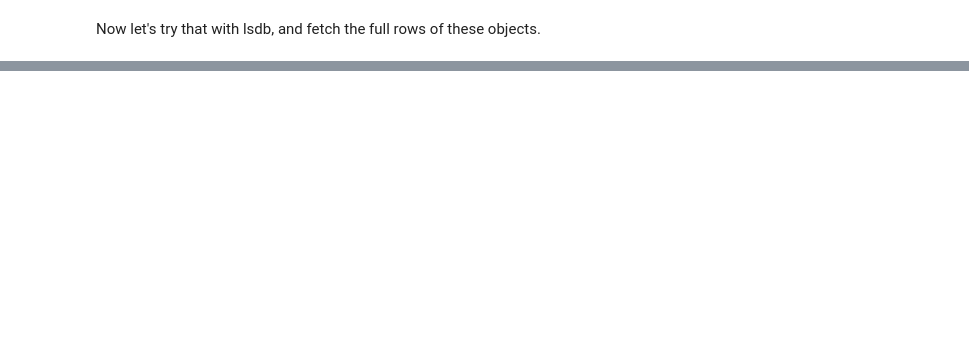
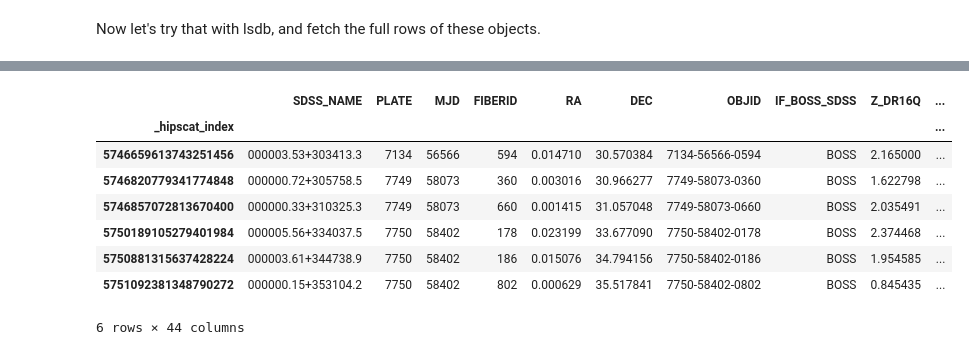
Before and after one commit to delucchi-cmu/hipscripts, a Jupyter notebook: epyc/fast_selection/Fast Selection Demo (AGN).ipynb, the cells around one changed output, grey strips where cells are left out. Drawn from its saved outputs; the diff is of its cells as text; code cells hidden in the pictures; blank space fills up the shorter version.

```diff
--- a/epyc/fast_selection/Fast Selection Demo (AGN).ipynb
+++ b/epyc/fast_selection/Fast Selection Demo (AGN).ipynb
@@ -8,5 +8,5 @@ Start by looking at the hipscat-library index catalog.
 from hipscat.catalog.index.index_catalog import IndexCatalog
 import pandas as pd
 
-catalog_index = IndexCatalog.read_from_hipscat("/data3/epyc/data3/hipscat/test_catalogs/agn_sdss_id")
+catalog_index = IndexCatalog.read_from_hipscat("/data3/epyc/data3/hipscat/test_catalogs/agn_sdss_id2")
 catalog_index
@@ -31,4 +45,4 @@ Now let's try that with lsdb, and fetch the full rows of these objects.
 %%time
 import lsdb
 
-gaia = lsdb.read_hipscat("/data3/epyc/data3/hipscat/catalogs/dr16q_constant")
+agns = lsdb.read_hipscat("/data3/epyc/data3/hipscat/catalogs/dr16q_constant")
@@ -35,4 +52,5 @@ gaia = lsdb.read_hipscat("/data3/epyc/data3/hipscat/catalogs/dr16q_constant")
 # %%
 %%time
-index_search_df = gaia.index_search(ids, catalog_index).compute()
+index_search_df = agns.index_search(ids, catalog_index).compute()
 index_search_df
+# %% [output]
@@ -38,0 +59,9 @@ index_search_df
+|  | SDSS_NAME | PLATE | MJD | FIBERID | RA | DEC | OBJID | IF_BOSS_SDSS | Z_DR16Q | ... |
+| _hipscat_index |  |  |  |  |  |  |  |  |  | ... |
+| 5746659613743251456 | 000003.53+303413.3 | 7134 | 56566 | 594 | 0.014710 | 30.570384 | 7134-56566-0594 | BOSS | 2.165000 | ... |
+| 5746820779341774848 | 000000.72+305758.5 | 7749 | 58073 | 360 | 0.003016 | 30.966277 | 7749-58073-0360 | BOSS | 1.622798 | ... |
+| 5746857072813670400 | 000000.33+310325.3 | 7749 | 58073 | 660 | 0.001415 | 31.057048 | 7749-58073-0660 | BOSS | 2.035491 | ... |
+| 5750189105279401984 | 000005.56+334037.5 | 7750 | 58402 | 178 | 0.023199 | 33.677090 | 7750-58402-0178 | BOSS | 2.374468 | ... |
+| 5750881315637428224 | 000003.61+344738.9 | 7750 | 58402 | 186 | 0.015076 | 34.794156 | 7750-58402-0186 | BOSS | 1.954585 | ... |
+| 5751092381348790272 | 000000.15+353104.2 | 7750 | 58402 | 802 | 0.000629 | 35.517841 | 7750-58402-0802 | BOSS | 0.845435 | ... |
+6 rows × 44 columns
```
Also changed, not shown: parts of 6 cells of this notebook, 6 other files.
